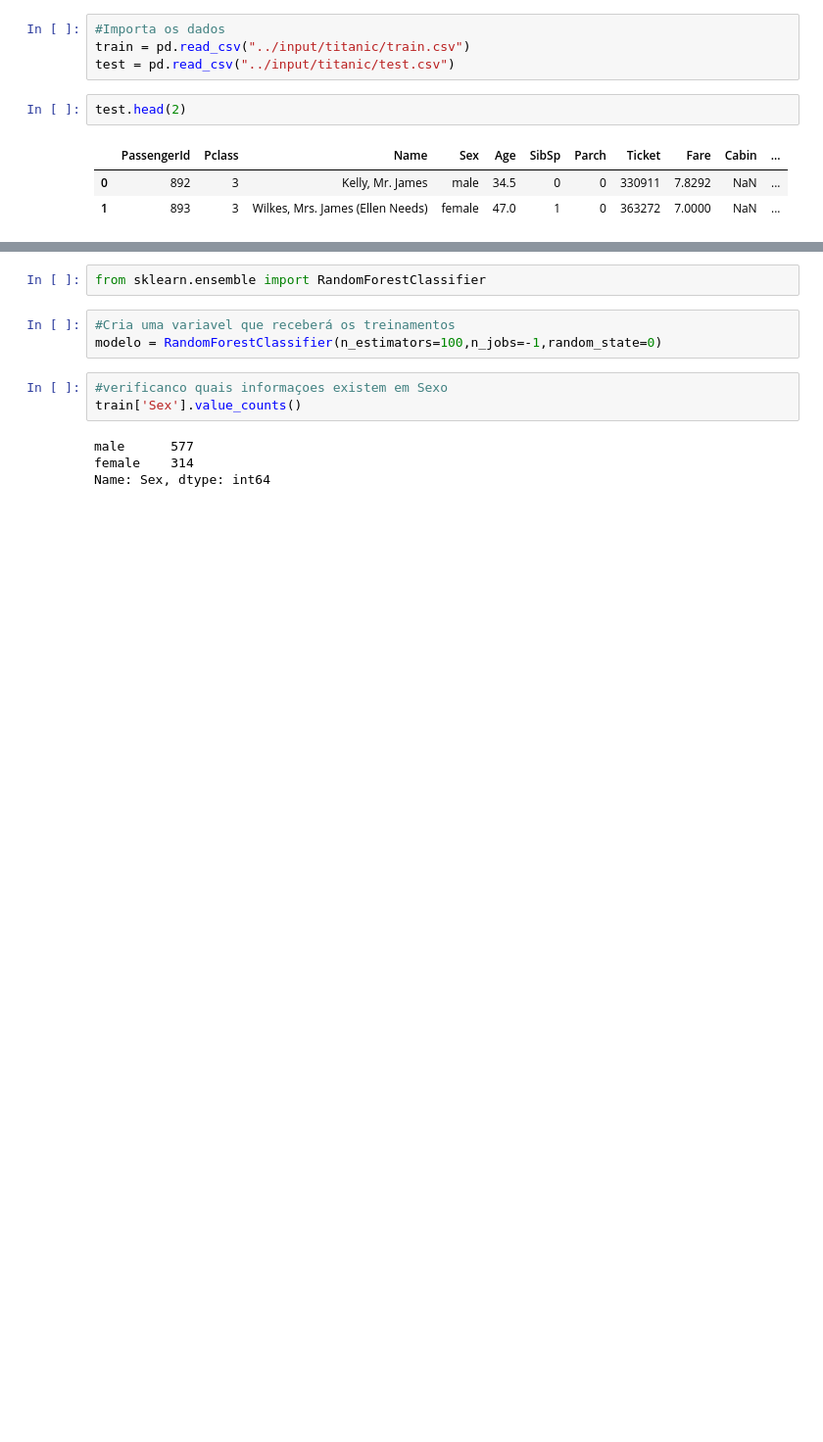
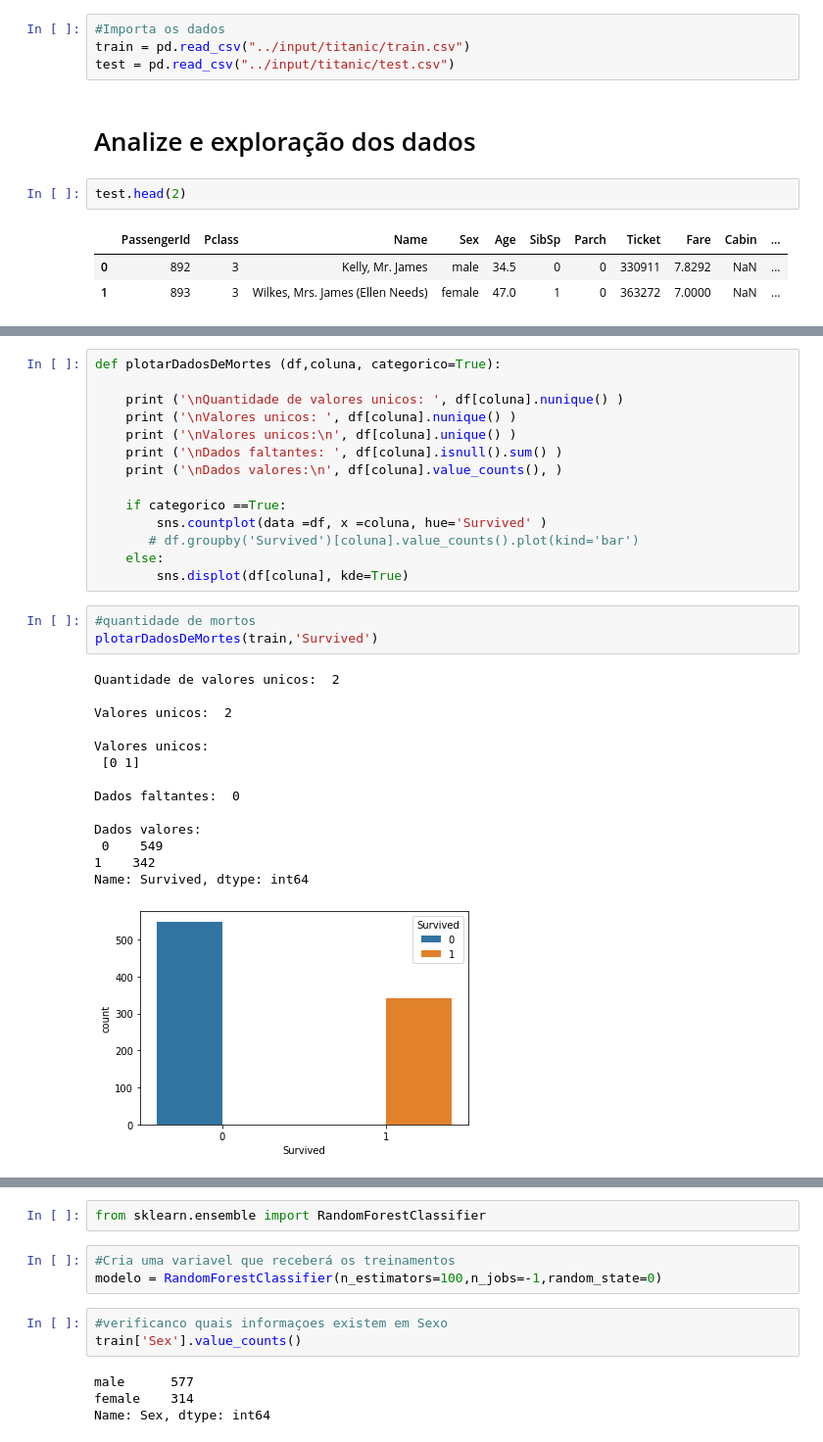
Before and after one commit to ErickNst/AnaliseDeDados, a Jupyter notebook: titanicStudy.ipynb, the cells around one changed output, grey strips where cells are left out. Shown: that part at 98% size. Saved outputs shown, nothing was run; the diff lists cells and outputs as text; blank space fills up the shorter version.

Commit message:
Adicionado topico de exploração e análise dos dados

```diff
--- a/titanicStudy.ipynb
+++ b/titanicStudy.ipynb
@@ -7,6 +8,8 @@ import numpy as np
 #Importa os dados
 train = pd.read_csv("../input/titanic/train.csv")
 test = pd.read_csv("../input/titanic/test.csv")
+# %% [markdown]
+# Analize e exploração dos dados
 # %%
 test.head(2)
 # %% [output]
@@ -19,3 +22,35 @@ train.head(2)
 |  | PassengerId | Survived | Pclass | Name | Sex | Age | SibSp | Parch | Ticket | Fare | ... |
 | 0 | 1 | 0 | 3 | Braund, Mr. Owen Harris | male | 22.0 | 1 | 0 | A/5 21171 | 7.2500 | ... |
 | 1 | 2 | 1 | 1 | Cumings, Mrs. John Bradley (Flore... | female | 38.0 | 1 | 0 | PC 17599 | 71.2833 | ... |
+# %%
+def plotarDadosDeMortes (df,coluna, categorico=True):
+
+    print ('\nQuantidade de valores unicos: ', df[coluna].nunique() )
+    print ('\nValores unicos: ', df[coluna].nunique() )
+    print ('\nValores unicos:\n', df[coluna].unique() )
+    print ('\nDados faltantes: ', df[coluna].isnull().sum() )
+    print ('\nDados valores:\n', df[coluna].value_counts(), )
+
+    if categorico ==True:
+        sns.countplot(data =df, x =coluna, hue='Survived' )
+       # df.groupby('Survived')[coluna].value_counts().plot(kind='bar')
+    else:
+        sns.displot(df[coluna], kde=True)
+# %%
+#quantidade de mortos
+plotarDadosDeMortes(train,'Survived')
+# %% [output]
+Quantidade de valores unicos:  2
+
+Valores unicos:  2
+
+Valores unicos:
+ [0 1]
+
+Dados faltantes:  0
+
+Dados valores:
+ 0    549
+1    342
+Name: Survived, dtype: int64
+[figure, added]
```
Also changed, not shown: parts of 7 cells of this notebook.
